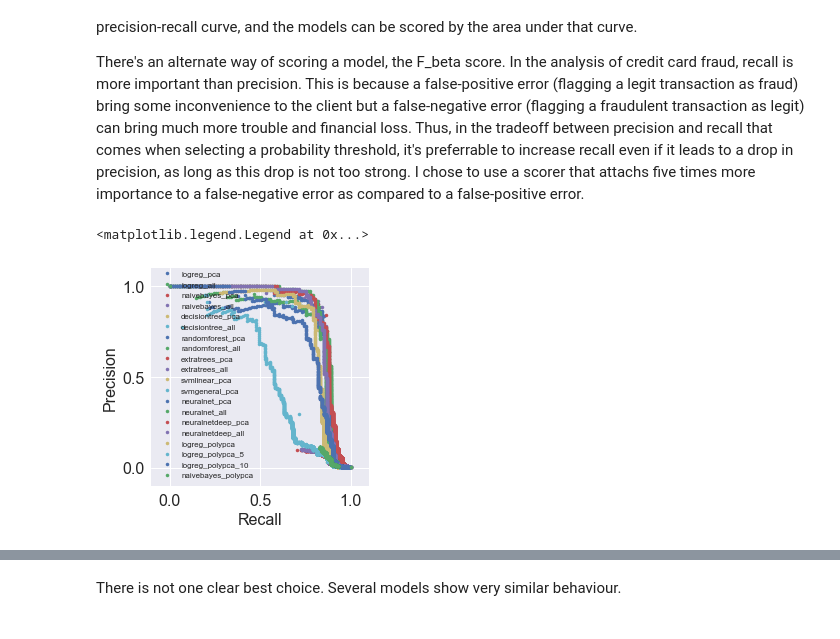
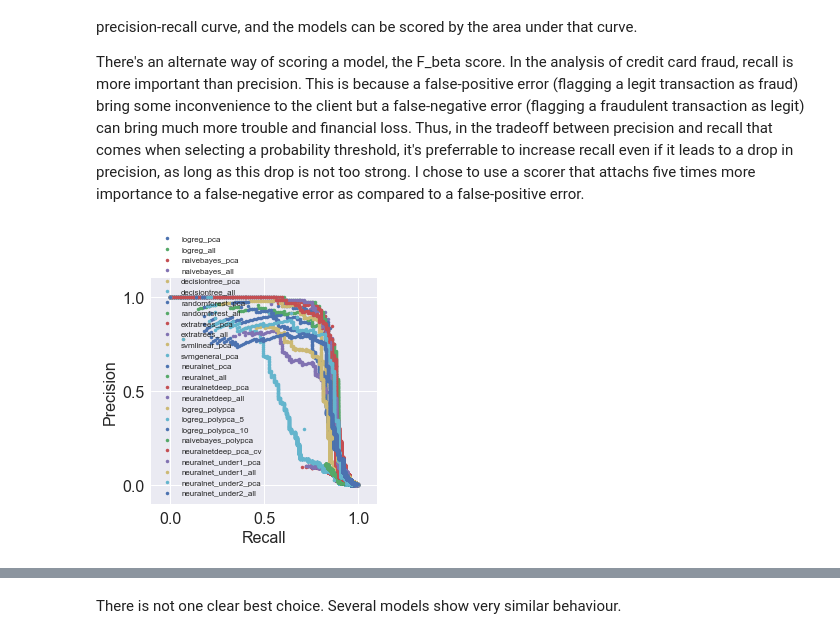
Before and after one commit to tiagobbatalhao/credit_card_fraud, a Jupyter notebook: ForExperian.ipynb, the cells around one changed output, grey strips where cells are left out. Drawn from its saved outputs; the diff is of its cells as text; code cells hidden in the pictures.

```diff
--- a/ForExperian.ipynb
+++ b/ForExperian.ipynb
@@ -834,0 +849,38 @@ ax.set_title('PRC - Naive Bayes with poly',fontsize=16)
+# %%
+estimator = sklearn.neural_network.MLPClassifier(max_iter=1000)
+parameters = {'activation':['relu','logistic'],'alpha':[10**(-4)],'hidden_layer_sizes':[(50,20),(100,30)]}
+label = 'neuralnet_under1_pca'
+train = dataset_train.loc[undersample(dataset_train,0.002)]
+trained_models[label] = routine_GridSearchCV(estimator,parameters,train,columns_pca)
+predicted_probabilities[label] = trained_models[label].predict_proba(dataset[columns_pca]).T[1]
+label = 'neuralnet_under1_all'
+trained_models[label] = routine_GridSearchCV(estimator,parameters,train,columns_all)
+predicted_probabilities[label] = trained_models[label].predict_proba(dataset[columns_all]).T[1]
+# %%
+estimator = sklearn.neural_network.MLPClassifier(max_iter=1000)
+parameters = {'activation':['relu','logistic'],'alpha':[10**(-4)],'hidden_layer_sizes':[(50,20),(100,30)]}
+label = 'neuralnet_under2_pca'
+train = dataset_train.loc[undersample(dataset_train,0.02)]
+trained_models[label] = routine_GridSearchCV(estimator,parameters,train,columns_pca)
+predicted_probabilities[label] = trained_models[label].predict_proba(dataset[columns_pca]).T[1]
+label = 'neuralnet_under2_all'
+trained_models[label] = routine_GridSearchCV(estimator,parameters,train,columns_all)
+predicted_probabilities[label] = trained_models[label].predict_proba(dataset[columns_all]).T[1]
+# %%
+fig = py.figure()
+ax = fig.add_subplot(111,aspect='equal')
+y_true = dataset_test['Class']
+for label in ['neuralnet_under1_pca','neuralnet_under1_all','neuralnet_under2_pca','neuralnet_under2_all']:
+    y_predict = predicted_probabilities.loc[dataset_test.index,label]
+    precision,recall,threshold = sklearn.metrics.precision_recall_curve(y_true,y_predict)
+    ax.plot(recall,precision,'.-',label=label)
+ax.set_xlim(-0.1,1.1)
+ax.set_ylim(-0.1,1.1)
+ax.set_xticks([0,0.5,1.0])
+ax.set_xticklabels([str(x) for x in ax.get_xticks()],fontsize=16)
+ax.set_yticks([0,0.5,1.0])
+ax.set_yticklabels([str(x) for x in ax.get_yticks()],fontsize=16)
+ax.set_xlabel('Recall',fontsize=16)
+ax.set_ylabel('Precision',fontsize=16)
+ax.legend(loc='lower left',fontsize=12)
+ax.set_title('PRC - Neural net with undersampling',fontsize=16)
@@ -841,24 +896,24 @@ There's an alternate way of scoring a model, the F_beta score. In the analysis o
 # %%
 fig = py.figure()
 ax = fig.add_subplot(111,aspect='equal')
 y_true = dataset_test['Class']
 for label in predicted_probabilities.columns:
     if True:
         y_predict = predicted_probabilities.loc[dataset_test.index,label]
         precision,recall,threshold = sklearn.metrics.precision_recall_curve(y_true,y_predict)
         ax.plot(recall,precision,'.',label=label)
 ax.set_xlim(-0.1,1.1)
 ax.set_ylim(-0.1,1.1)
 ax.set_xticks([0,0.5,1.0])
 ax.set_xticklabels([str(x) for x in ax.get_xticks()],fontsize=16)
 ax.set_yticks([0,0.5,1.0])
 ax.set_yticklabels([str(x) for x in ax.get_yticks()],fontsize=16)
 ax.set_xlabel('Recall',fontsize=16)
 ax.set_ylabel('Precision',fontsize=16)
 ax.legend(loc='lower left',fontsize=8)
+fig.tight_layout();
 # %% [output]
-<matplotlib.legend.Legend at 0x...>
-[figure, old version]
+[figure, new version]
 # %%
 scores = {}
 for label,model in trained_models.items():
```
Also changed, not shown: parts of 25 cells of this notebook.
